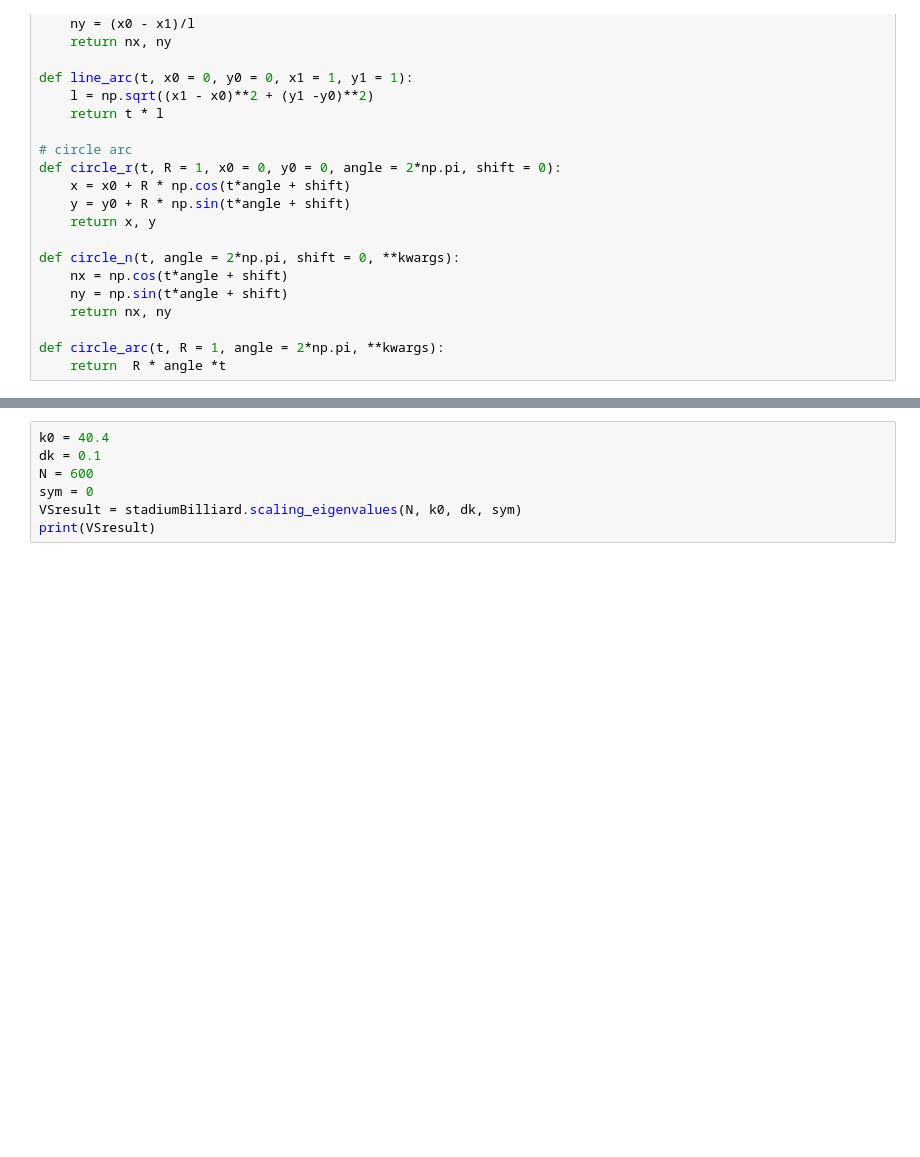
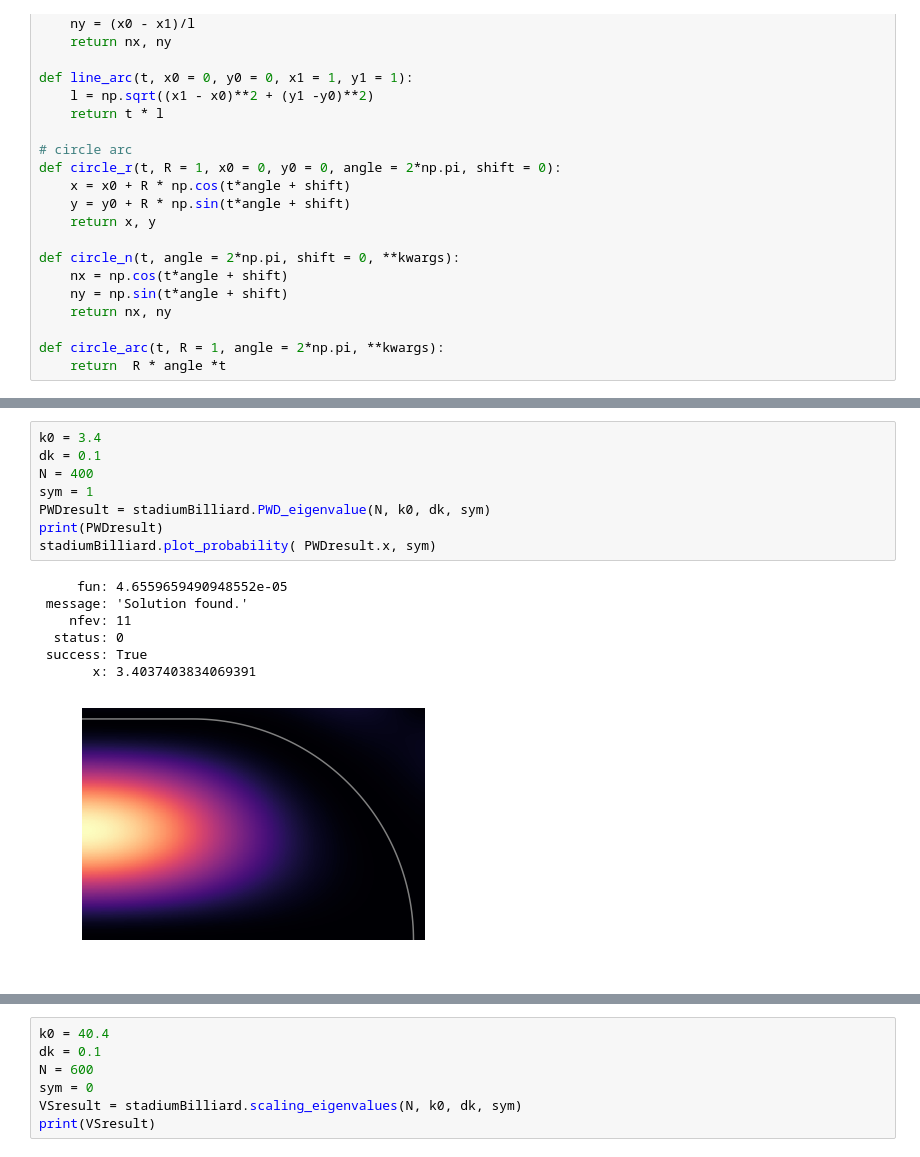
Before and after one commit to benokit/quantum-billiards, a Jupyter notebook: Quantum billiard test stadium.ipynb, the cells around one changed output, grey strips where cells are left out. Drawn from its saved outputs; the diff is of its cells as text; blank space fills up the shorter version.

```diff
--- a/Quantum billiard test stadium.ipynb
+++ b/Quantum billiard test stadium.ipynb
@@ -86,0 +99,16 @@ stadiumBilliard.plot_probability( VSresult[0], sym)
+# %%
+k0 = 3.4
+dk = 0.1
+N = 400
+sym = 1
+PWDresult = stadiumBilliard.PWD_eigenvalue(N, k0, dk, sym)
+print(PWDresult)
+stadiumBilliard.plot_probability( PWDresult.x, sym)
+# %% [output]
+     fun: 4.6559659490948552e-05
+ message: 'Solution found.'
+    nfev: 11
+  status: 0
+ success: True
+       x: 3.4037403834069391
+[figure, added]
```
Also changed, not shown: parts of 12 cells of this notebook, 5 other files.
